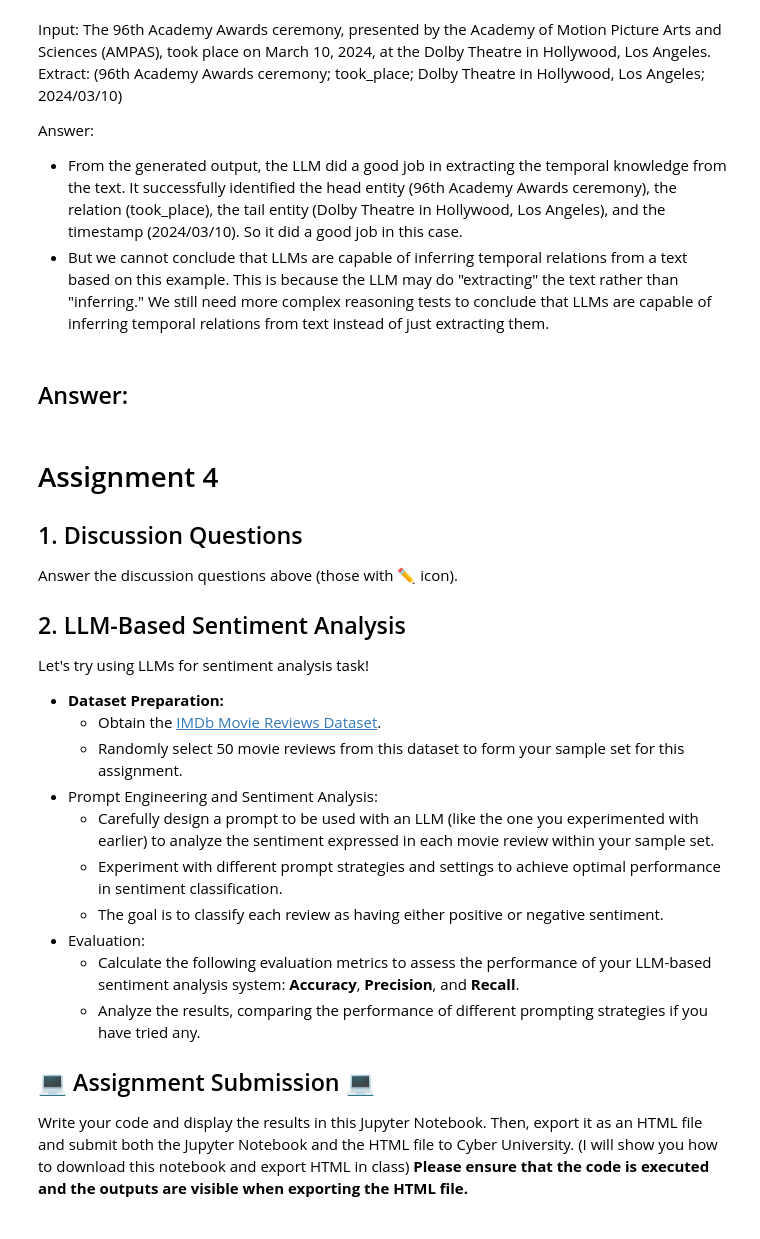
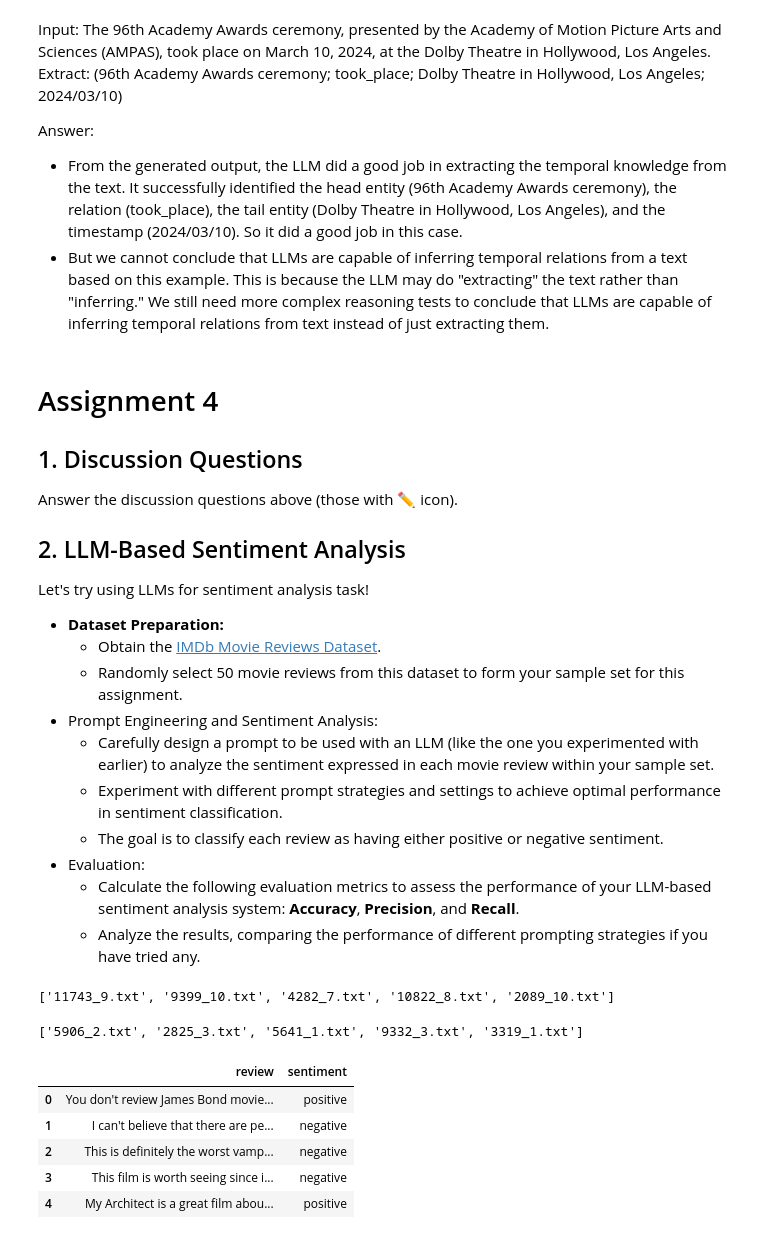
Before and after one commit to whats2000/InformationRetrievalPython, a Jupyter notebook: Course/LargeLanguageModel/MIS590_W14_Lab_Exercise.ipynb, the cells around one changed output. Drawn from its saved outputs; the diff is of its cells as text; code cells hidden in the pictures.

Commit message:
Add: Finish the assignment

```diff
--- a/Course/LargeLanguageModel/MIS590_W14_Lab_Exercise.ipynb
+++ b/Course/LargeLanguageModel/MIS590_W14_Lab_Exercise.ipynb
@@ -186,9 +186,6 @@ Extract: (96th Academy Awards ceremony; took_place; Dolby Theatre in Hollywood,
 Answer:
 - From the generated output, the LLM did a good job in extracting the temporal knowledge from the text. It successfully identified the head entity (96th Academy Awards ceremony), the relation (took_place), the tail entity (Dolby Theatre in Hollywood, Los Angeles), and the timestamp (2024/03/10). So it did a good job in this case.
 - But we cannot conclude that LLMs are capable of inferring temporal relations from a text based on this example. This is because the LLM may do "extracting" the text rather than "inferring." We still need more complex reasoning tests to conclude that LLMs are capable of inferring temporal relations from text instead of just extracting them.
-# %% [markdown]
-Answer:
--
 # %% [markdown]
 # Assignment 4
 ## 1. Discussion Questions
@@ -205,7 +202,43 @@ Let's try using LLMs for sentiment analysis task!
 - Evaluation:
   - Calculate the following evaluation metrics to assess the performance of your LLM-based sentiment analysis system: **Accuracy**, **Precision**, and **Recall**.
   - Analyze the results, comparing the performance of different prompting strategies if you have tried any.
-
-## 💻 Assignment Submission 💻
-Write your code and display the results in this Jupyter Notebook. Then, export it as an HTML file and submit both the Jupyter Notebook and the HTML file to Cyber University. (I will show you how to download this notebook and export HTML in class) </br>
-**Please ensure that the code is executed and the outputs are visible when exporting the HTML file.**
+# %%
+import os
+
+# Create dataset
+positive_txt_dir = './aclImdb/test/pos/'
+negative_txt_dir = './aclImdb/test/neg/'
+
+# Randomly select 25 positive and 25 negative reviews
+positive_reviews = random.sample(os.listdir(positive_txt_dir), 25)
+negative_reviews = random.sample(os.listdir(negative_txt_dir), 25)
+
+display(positive_reviews[:5], negative_reviews[:5])
+# %% [output]
+['11743_9.txt', '9399_10.txt', '4282_7.txt', '10822_8.txt', '2089_10.txt']
+['5906_2.txt', '2825_3.txt', '5641_1.txt', '9332_3.txt', '3319_1.txt']
+# %%
+# Recreat a dataframe of the selected reviews
+reviews = pd.DataFrame(columns=['review', 'sentiment'])
+
+for review in positive_reviews:
+    with open(positive_txt_dir + review, 'r') as file:
+        reviews = pd.concat([reviews, pd.DataFrame({'review': [file.read()], 'sentiment': ['positive']})])
+
+for review in negative_reviews:
+    with open(negative_txt_dir + review, 'r') as file:
+        reviews = pd.concat([reviews, pd.DataFrame({'review': [file.read()], 'sentiment': ['negative']})])
+
+# Shuffle the reviews
+reviews = reviews.sample(frac=1).reset_index(drop=True)
+
+reviews.to_csv('movie_reviews.csv', index=False)
+
+reviews.head()
+# %% [output]
+|  | review | sentiment |
+| 0 | You don't review James Bond movie... | positive |
+| 1 | I can't believe that there are pe... | negative |
+| 2 | This is definitely the worst vamp... | negative |
+| 3 | This film is worth seeing since i... | negative |
+| 4 | My Architect is a great film abou... | positive |
```
Also changed, not shown: parts of 11 cells of this notebook, 2 other files.
